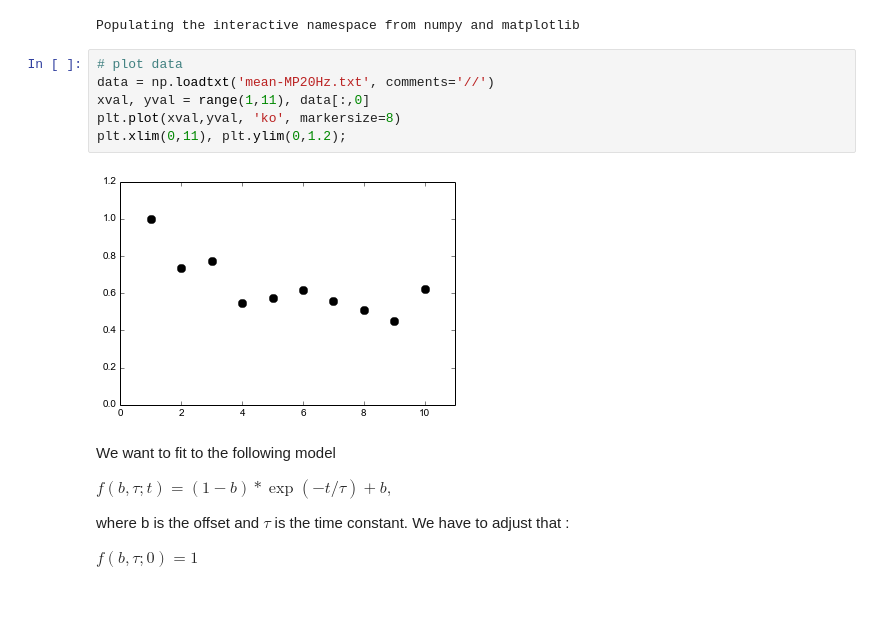
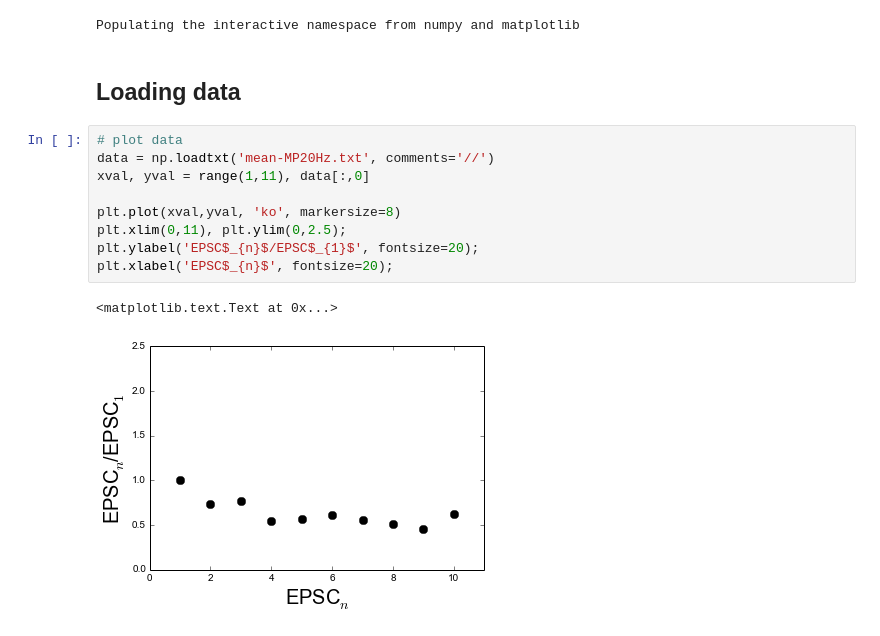
Before and after one commit to OrielBanne/myIPythonNotebooks, a Jupyter notebook: Optimization/Fitting to monoexponential functons.ipynb, the cells around one changed output. Cells and saved outputs as stored; diff of their text form; blank space fills up the shorter version.

```diff
--- a/Optimization/Fitting to monoexponential functons.ipynb
+++ b/Optimization/Fitting to monoexponential functons.ipynb
@@ -5,19 +5,17 @@
 from scipy.optimize import curve_fit
 # %% [output]
 Populating the interactive namespace from numpy and matplotlib
+# %% [markdown]
+<H2>Loading data</H2>
 # %%
 # plot data
 data = np.loadtxt('mean-MP20Hz.txt', comments='//')
 xval, yval = range(1,11), data[:,0]
+
 plt.plot(xval,yval, 'ko', markersize=8)
-plt.xlim(0,11), plt.ylim(0,1.2);
+plt.xlim(0,11), plt.ylim(0,2.5);
+plt.ylabel('EPSC$_{n}$/EPSC$_{1}$', fontsize=20);
+plt.xlabel('EPSC$_{n}$', fontsize=20);
 # %% [output]
+<matplotlib.text.Text at 0x...>
-[figure, old version]
+[figure, new version]
-# %% [markdown]
-We want to fit to the following model
-
-$f(b, \tau;t) = (1-b) * \exp(-t/\tau) + b, $
-
-where b is the offset and $\tau$ is the time constant. We have to adjust that :
-
-$f(b,\tau;0) = 1$
```
Also changed, not shown: parts of 12 cells of this notebook.
